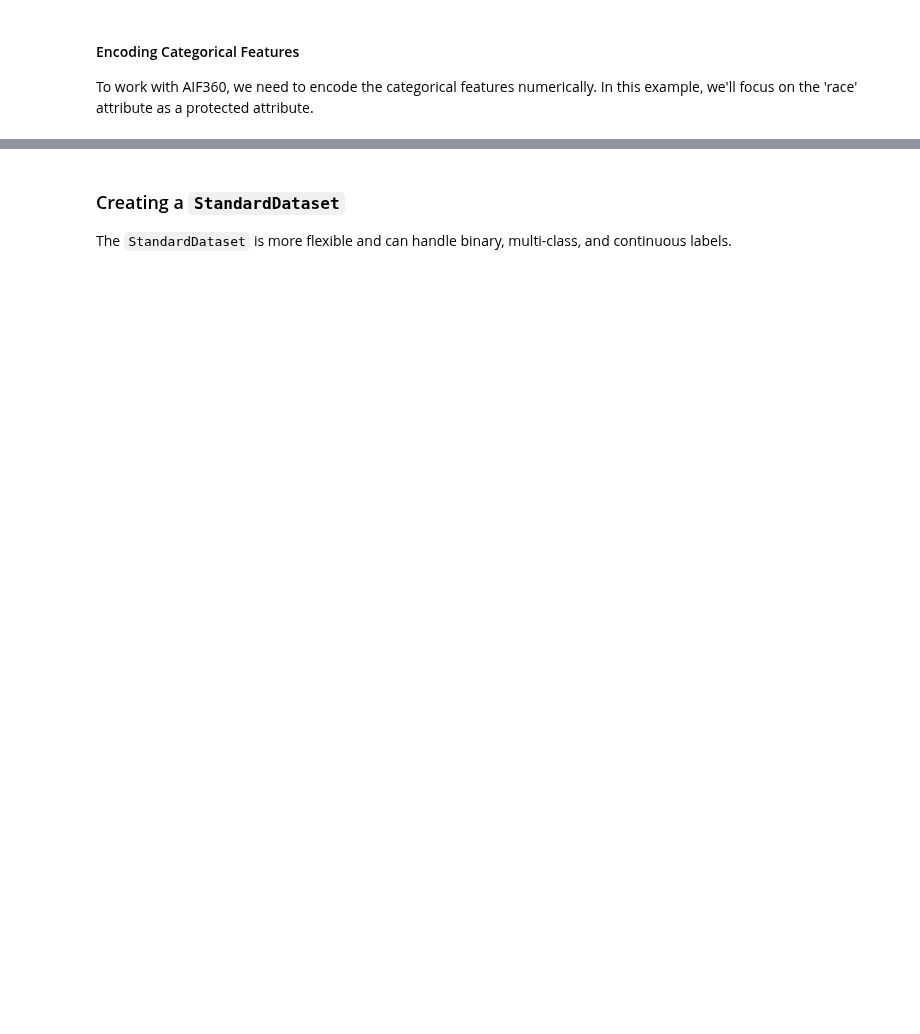
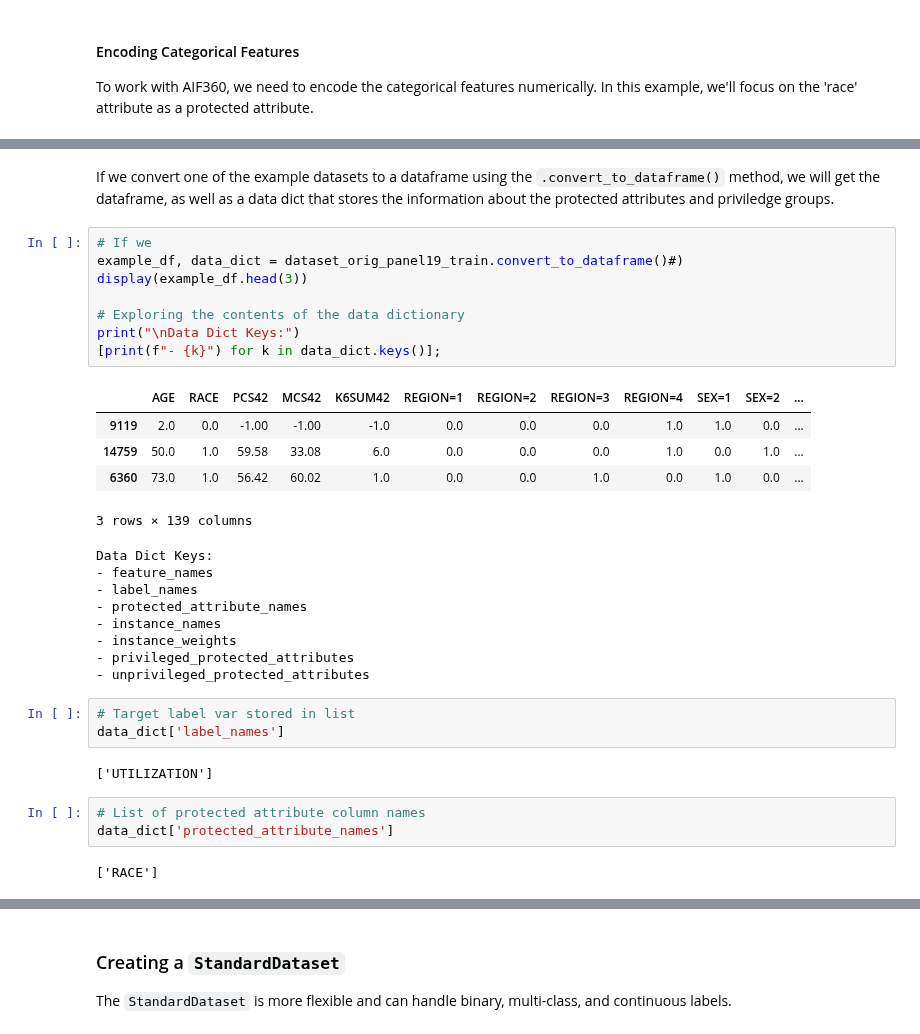
Before and after one commit to jirvingphd/iowa-prisoner-recidivism-mod-3-project, a Jupyter notebook: Blog-AI-Fairness-360.ipynb, the cells around one changed output, grey strips where cells are left out. Drawn from its saved outputs; the diff is of its cells as text; blank space fills up the shorter version.

```diff
--- a/Blog-AI-Fairness-360.ipynb
+++ b/Blog-AI-Fairness-360.ipynb
@@ -190,0 +230,34 @@ final_df
+# %% [markdown]
+If we convert one of the example datasets to a dataframe using the `.convert_to_dataframe()` method, we will get the dataframe, as well as a data dict that stores the information about the protected attributes and priviledge groups.
+# %%
+# If we
+example_df, data_dict = dataset_orig_panel19_train.convert_to_dataframe()#)
+display(example_df.head(3))
+
+# Exploring the contents of the data dictionary
+print("\nData Dict Keys:")
+[print(f"- {k}") for k in data_dict.keys()];
+# %% [output]
+|  | AGE | RACE | PCS42 | MCS42 | K6SUM42 | REGION=1 | REGION=2 | REGION=3 | REGION=4 | SEX=1 | SEX=2 | ... |
+| 9119 | 2.0 | 0.0 | -1.00 | -1.00 | -1.0 | 0.0 | 0.0 | 0.0 | 1.0 | 1.0 | 0.0 | ... |
+| 14759 | 50.0 | 1.0 | 59.58 | 33.08 | 6.0 | 0.0 | 0.0 | 0.0 | 1.0 | 0.0 | 1.0 | ... |
+| 6360 | 73.0 | 1.0 | 56.42 | 60.02 | 1.0 | 0.0 | 0.0 | 1.0 | 0.0 | 1.0 | 0.0 | ... |
+3 rows × 139 columns
+Data Dict Keys:
+- feature_names
+- label_names
+- protected_attribute_names
+- instance_names
+- instance_weights
+- privileged_protected_attributes
+- unprivileged_protected_attributes
+# %%
+# Target label var stored in list
+data_dict['label_names']
+# %% [output]
+['UTILIZATION']
+# %%
+# List of protected attribute column names
+data_dict['protected_attribute_names']
+# %% [output]
+['RACE']
```
Also changed, not shown: parts of 46 cells of this notebook.
